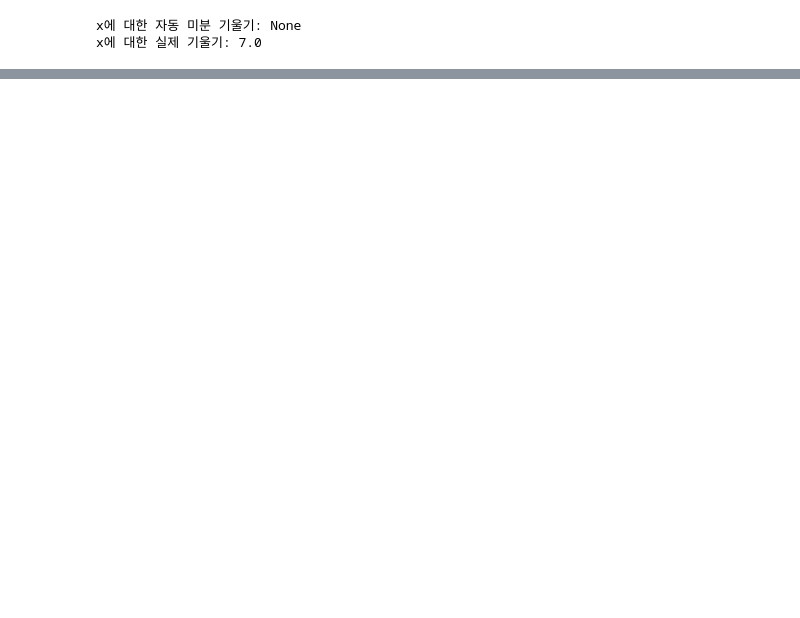
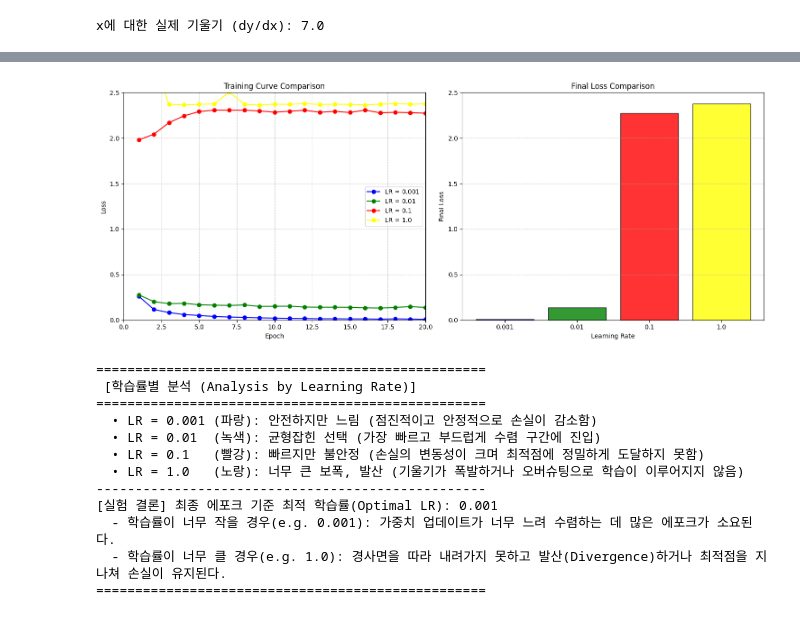
Before and after one commit to WSW930/ml-dl-study-log, a Jupyter notebook: 01.5_bridge_step_with_Fd_of_DeepLearning/Ch4_Practice.ipynb, the cells around one changed output, grey strips where cells are left out. Drawn from its saved outputs; the diff is of its cells as text; code cells hidden in the pictures; blank space fills up the shorter version.

```diff
--- a/01.5_bridge_step_with_Fd_of_DeepLearning/Ch4_Practice.ipynb
+++ b/01.5_bridge_step_with_Fd_of_DeepLearning/Ch4_Practice.ipynb
@@ -199,13 +196,12 @@ import torch
 x = torch.tensor(2.0, requires_grad=True)
 y = x*x + 3*x + 4 # y= x^2 + 3x + 4 이차함수
 
-delta_y = x.backward()
+# 실험 의도에 맞게 x가 아닌 y에 대해 backward()를 수행하여 dy/dx를 구합니다.
+y.backward()
 
-print(f"x에 대한 자동 미분 기울기: {delta_y}")
-print(f"x에 대한 실제 기울기: {x.grad}")
+print(f"x에 대한 실제 기울기 (dy/dx): {x.grad}")
 # %% [output]
-x에 대한 자동 미분 기울기: None
-x에 대한 실제 기울기: 7.0
+x에 대한 실제 기울기 (dy/dx): 7.0
 # %%
 ### Q6. Observing the train curve with different learning rate
 
@@ -241,9 +237,6 @@ class SimpleMLP(nn.Module):
 trained_transform = transforms.Compose([
     transforms.ToTensor(),
     transforms.Normalize((0.1307,), (0.3081,)),
-    transforms.RandomResizedCrop(28),
-    transforms.RandomHorizontalFlip(p=0.5),
-    transforms.RandomRotation(degrees=15),
 ])
 
 train = datasets.MNIST(root='./data', train=True, download=True,
@@ -341,0 +349,13 @@ Epoch 1/20, Loss: 1.5500
+[figure, added]
+==================================================
+ [학습률별 분석 (Analysis by Learning Rate)]
+==================================================
+  • LR = 0.001 (파랑): 안전하지만 느림 (점진적이고 안정적으로 손실이 감소함)
+  • LR = 0.01  (녹색): 균형잡힌 선택 (가장 빠르고 부드럽게 수렴 구간에 진입)
+  • LR = 0.1   (빨강): 빠르지만 불안정 (손실의 변동성이 크며 최적점에 정밀하게 도달하지 못함)
+  • LR = 1.0   (노랑): 너무 큰 보폭, 발산 (기울기가 폭발하거나 오버슈팅으로 학습이 이루어지지 않음)
+--------------------------------------------------
+[실험 결론] 최종 에포크 기준 최적 학습률(Optimal LR): 0.001
+  - 학습률이 너무 작을 경우(e.g. 0.001): 가중치 업데이트가 너무 느려 수렴하는 데 많은 에포크가 소요된다.
+  - 학습률이 너무 클 경우(e.g. 1.0): 경사면을 따라 내려가지 못하고 발산(Divergence)하거나 최적점을 지나쳐 손실이 유지된다.
+==================================================
```
Also changed, not shown: parts of 4 cells of this notebook.
